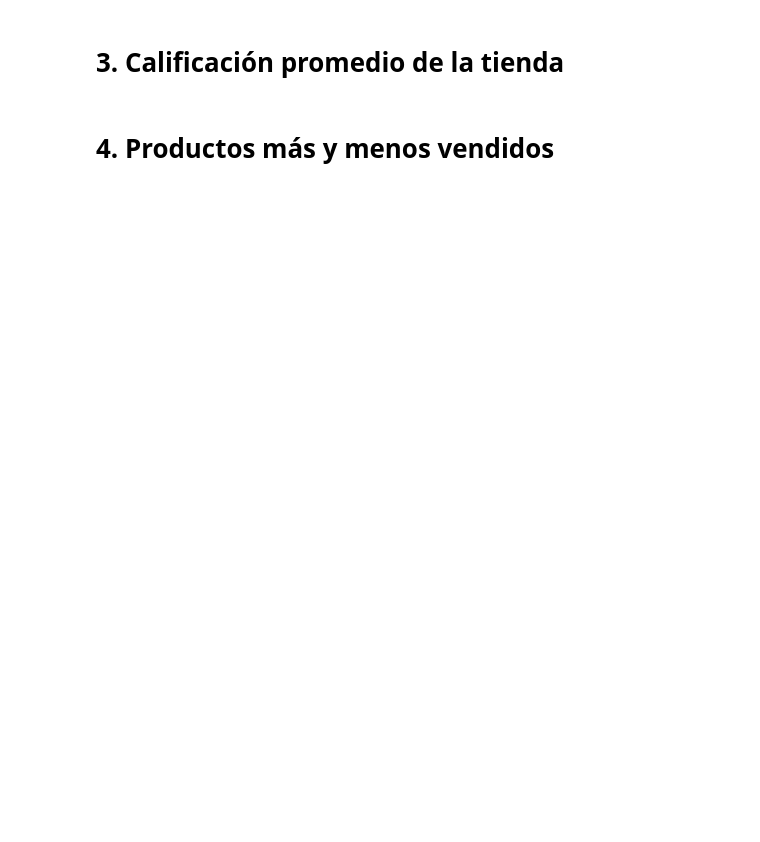
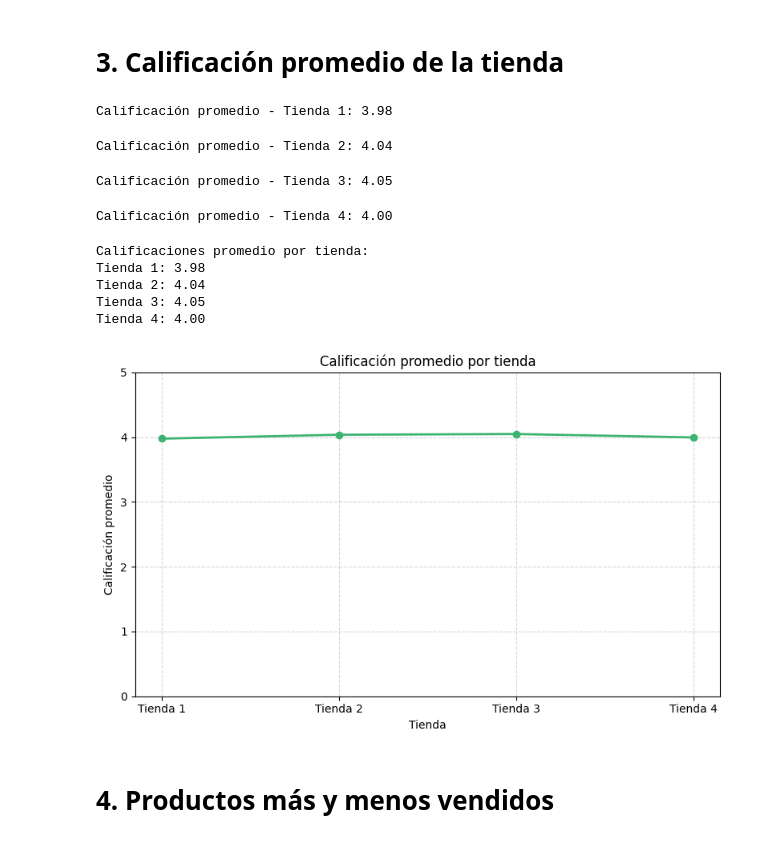
Before and after one commit to Aldair10M/Data_Science_Challenger_Alura_Store, a Jupyter notebook: alurastorelatam.ipynb, the cells around one changed output. Cells and saved outputs as stored; diff of their text form; code cells hidden in the pictures; blank space fills up the shorter version.

```diff
--- a/alurastorelatam.ipynb
+++ b/alurastorelatam.ipynb
@@ -88,4 +229,63 @@ Tienda 4: $1,038,375,700.00
 # %% [markdown]
 # 3. Calificación promedio de la tienda
+# %%
+# Primera Tienda
+promedio_t1 = tienda["Calificación"].mean()
+print(f"Calificación promedio - Tienda 1: {promedio_t1:.2f}")
+# %% [output]
+Calificación promedio - Tienda 1: 3.98
+# %%
+# Segunda Tienda
+promedio_t2 = tienda2["Calificación"].mean()
+print(f"Calificación promedio - Tienda 2: {promedio_t2:.2f}")
+# %% [output]
+Calificación promedio - Tienda 2: 4.04
+# %%
+# Tercera Tienda
+promedio_t3 = tienda3["Calificación"].mean()
+print(f"Calificación promedio - Tienda 3: {promedio_t3:.2f}")
+# %% [output]
+Calificación promedio - Tienda 3: 4.05
+# %%
+# Cuarta Tienda
+promedio_t4 = tienda4["Calificación"].mean()
+print(f"Calificación promedio - Tienda 4: {promedio_t4:.2f}")
+# %% [output]
+Calificación promedio - Tienda 4: 4.00
+# %%
+tiendas = {
+    "Tienda 1": tienda,
+    "Tienda 2": tienda2,
+    "Tienda 3": tienda3,
+    "Tienda 4": tienda4
+}
+
+calificaciones_promedio = {}
+
+for nombre, df in tiendas.items():
+    calificaciones_promedio[nombre] = df["Calificación"].mean()
+
+print("Calificaciones promedio por tienda:")
+for tienda, promedio in calificaciones_promedio.items():
+    print(f"{tienda}: {promedio:.2f}")
+# %% [output]
+Calificaciones promedio por tienda:
+Tienda 1: 3.98
+Tienda 2: 4.04
+Tienda 3: 4.05
+Tienda 4: 4.00
+# %%
+plt.figure(figsize=(8, 5))
+plt.plot(list(calificaciones_promedio.keys()), list(calificaciones_promedio.values()),
+         marker='o', color='mediumseagreen', linestyle='-', linewidth=2)
+plt.title('Calificación promedio por tienda')
+plt.xlabel('Tienda')
+plt.ylabel('Calificación promedio')
+plt.ylim(0, 5)
+plt.grid(True, linestyle='--', alpha=0.5)
+plt.tight_layout()
+plt.show()
+# %% [output]
+[figure, added]
 # %% [markdown]
 # 4. Productos más y menos vendidos
```
Also changed, not shown: parts of 18 cells of this notebook.
